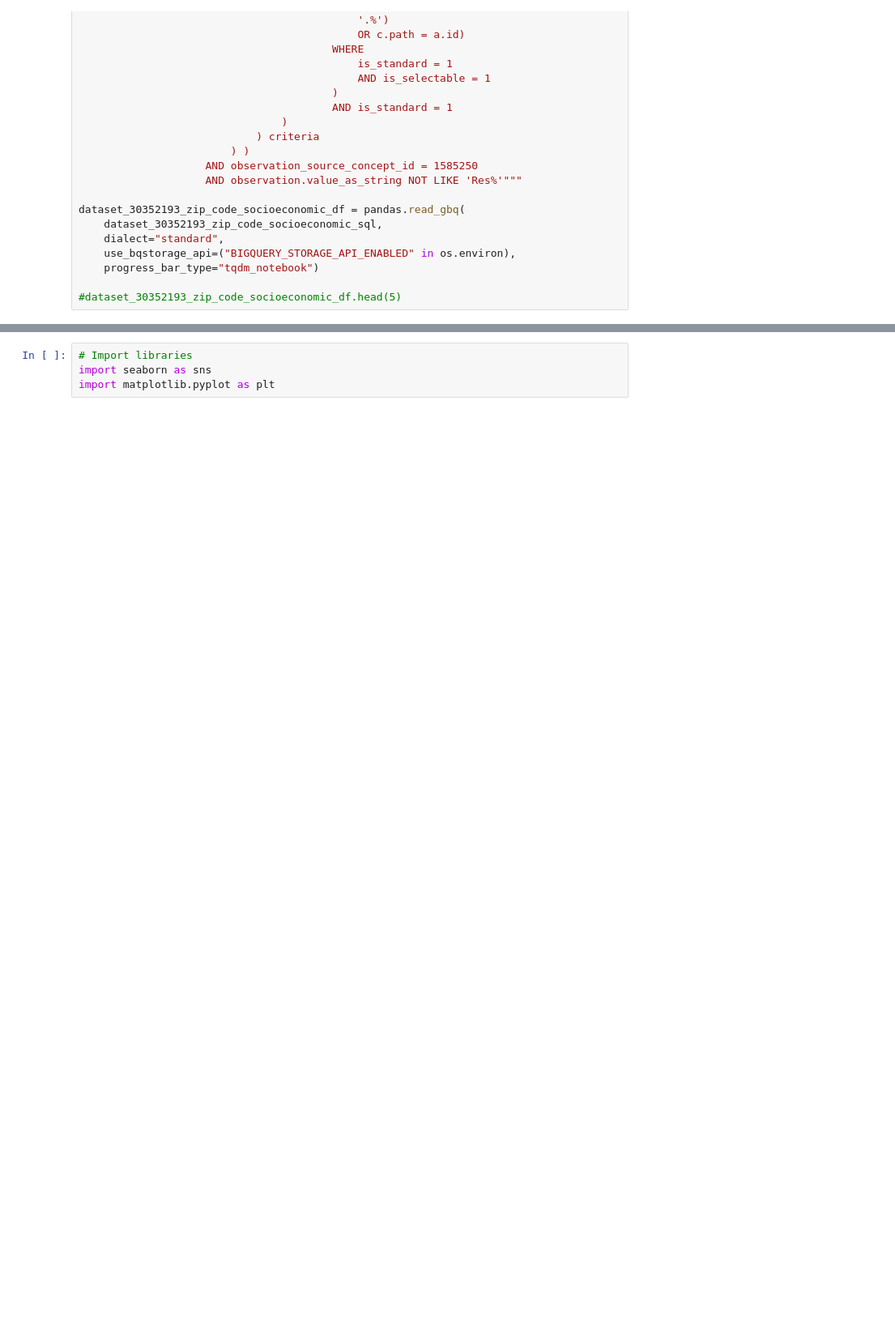
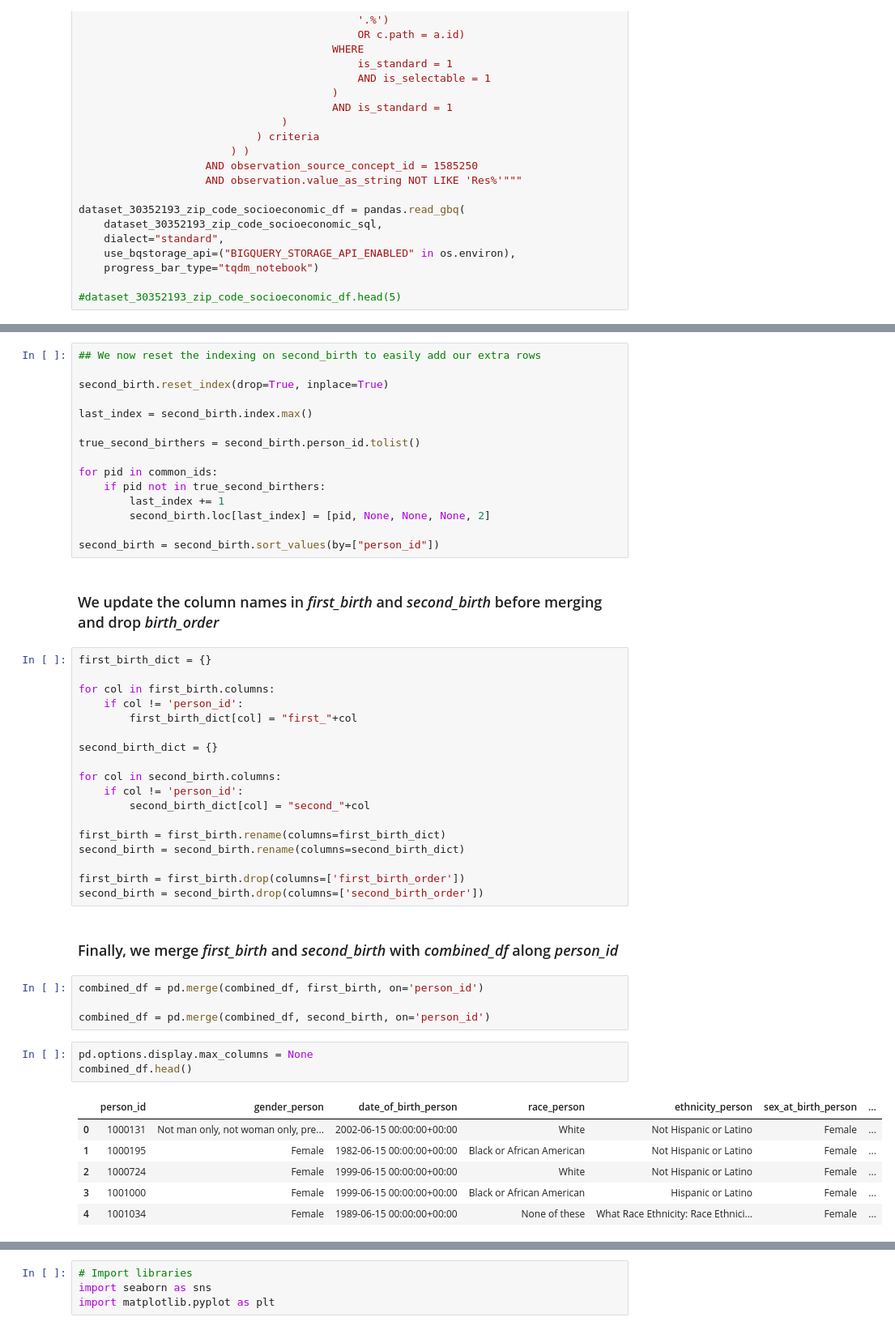
Before and after one commit to kgrillaert/preterm_birth, a Jupyter notebook: AS_KG_Preterm_Birth.ipynb, the cells around one changed output, grey strips where cells are left out. Shown at 81% size. Saved outputs shown, nothing was run; the diff lists cells and outputs as text; blank space fills up the shorter version.

Commit message:
Update AS_KG_Preterm_Birth.ipynb
Includes cleaned birth info, improved performance in constructing combined_df

```diff
--- a/AS_KG_Preterm_Birth.ipynb
+++ b/AS_KG_Preterm_Birth.ipynb
@@ -891,0 +377,51 @@ combined_df.shape
+# %%
+## We now reset the indexing on second_birth to easily add our extra rows
+
+second_birth.reset_index(drop=True, inplace=True)
+
+last_index = second_birth.index.max()
+
+true_second_birthers = second_birth.person_id.tolist()
+
+for pid in common_ids:
+    if pid not in true_second_birthers:
+        last_index += 1
+        second_birth.loc[last_index] = [pid, None, None, None, 2]
+
+second_birth = second_birth.sort_values(by=["person_id"])
+# %% [markdown]
+### We update the column names in *first_birth* and *second_birth* before merging and drop *birth_order*
+# %%
+first_birth_dict = {}
+
+for col in first_birth.columns:
+    if col != 'person_id':
+        first_birth_dict[col] = "first_"+col
+
+second_birth_dict = {}
+
+for col in second_birth.columns:
+    if col != 'person_id':
+        second_birth_dict[col] = "second_"+col
+
+first_birth = first_birth.rename(columns=first_birth_dict)
+second_birth = second_birth.rename(columns=second_birth_dict)
+
+first_birth = first_birth.drop(columns=['first_birth_order'])
+second_birth = second_birth.drop(columns=['second_birth_order'])
+# %% [markdown]
+### Finally, we merge *first_birth* and *second_birth* with *combined_df* along *person_id*
+# %%
+combined_df = pd.merge(combined_df, first_birth, on='person_id')
+
+combined_df = pd.merge(combined_df, second_birth, on='person_id')
+# %%
+pd.options.display.max_columns = None
+combined_df.head()
+# %% [output]
+|  | person_id | gender_person | date_of_birth_person | race_person | ethnicity_person | sex_at_birth_person | ... |
+| 0 | 1000131 | Not man only, not woman only, pre... | 2002-06-15 00:00:00+00:00 | White | Not Hispanic or Latino | Female | ... |
+| 1 | 1000195 | Female | 1982-06-15 00:00:00+00:00 | Black or African American | Not Hispanic or Latino | Female | ... |
+| 2 | 1000724 | Female | 1999-06-15 00:00:00+00:00 | White | Not Hispanic or Latino | Female | ... |
+| 3 | 1001000 | Female | 1999-06-15 00:00:00+00:00 | Black or African American | Hispanic or Latino | Female | ... |
+| 4 | 1001034 | Female | 1989-06-15 00:00:00+00:00 | None of these | What Race Ethnicity: Race Ethnici... | Female | ... |
```
Also changed, not shown: parts of 70 cells of this notebook.
